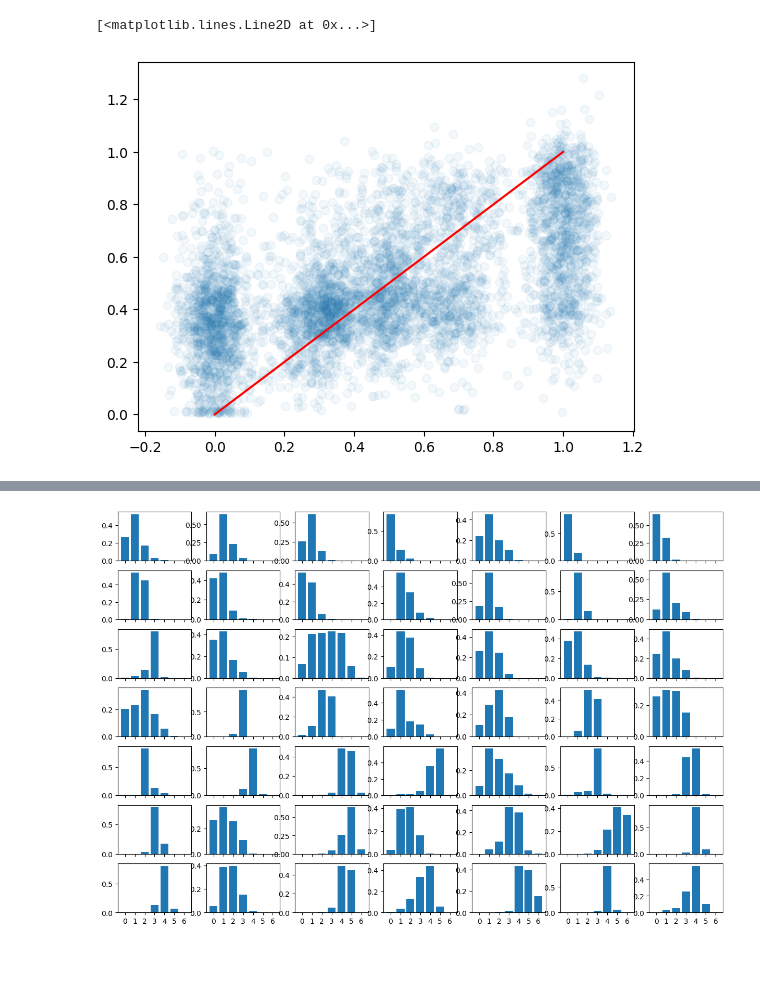
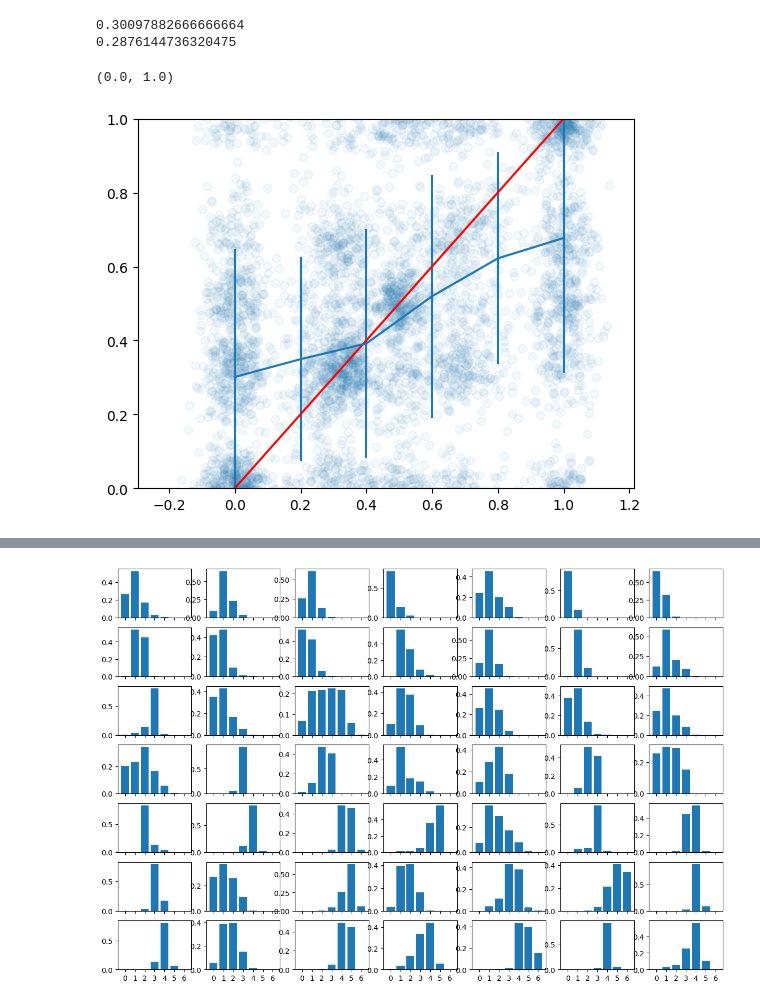
Before and after one commit to katiekang1998/llm_hallucinations, a Jupyter notebook: examples/analyze_bios_rm.ipynb, the cells around one changed output, grey strips where cells are left out. Cells and saved outputs as stored; diff of their text form; code cells hidden in the pictures; blank space fills up the shorter version.

```diff
--- a/examples/analyze_bios_rm.ipynb
+++ b/examples/analyze_bios_rm.ipynb
@@ -18,3 +18,6 @@ for i in range(len(factscores["decisions"])):
         num_total_all.append(min(num_total, 6))
         num_true = np.sum([fact["is_supported"] for fact in decison])
         num_true_all.append(min(num_true, 6))
+
+num_true_all = np.array(num_true_all)
+num_total_all = np.array(num_total_all)
@@ -29,0 +72,5 @@ pred_num_total_zero_to_six_probs = np.load(model_path+"/test_medium_num_total_ze
+# %%
+model_path = "ckpts/rm3_bios_llama7B/checkpoint_30000/hf_model"
+
+pred_num_correct = np.load(model_path+"/test_medium_num_correct_preds.npy")
+pred_num_total = np.load(model_path+"/test_medium_num_total_preds.npy")
@@ -30,25 +138,50 @@ pred_num_total_zero_to_six_probs = np.load(model_path+"/test_medium_num_total_ze
 # %%
-num_correct = np.tile([0, 1, 2, 3, 4, 5, 6], (6, 1))
-num_total = np.tile([1, 2, 3, 4, 5, 6], (7, 1)).transpose()
+# num_correct = np.tile([0, 1, 2, 3, 4, 5, 6], (6, 1))
+# num_total = np.tile([1, 2, 3, 4, 5, 6], (7, 1)).transpose()
 
-ratios = num_correct/num_total
+# ratios = num_correct/num_total
 
-pred_ratio = []
-for i in range(len(pred_num_correct_zero_to_six_probs)):
-    num_correct_probs = np.tile(pred_num_correct_zero_to_six_probs[i], (6, 1))
-    num_total_probs = np.tile(pred_num_total_zero_to_six_probs[i, 1:], (7, 1)).transpose()
+# pred_ratio = []
+# for i in range(len(pred_num_correct_zero_to_six_probs)):
+#     num_correct_probs = np.tile(pred_num_correct_zero_to_six_probs[i], (6, 1))
+#     num_total_probs = np.tile(pred_num_total_zero_to_six_probs[i, 1:], (7, 1)).transpose()
 
-    ratios_probs = num_correct_probs*num_total_probs
+#     ratios_probs = num_correct_probs*num_total_probs
 
-    pred_ratio.append(np.sum(ratios_probs*ratios))
+#     pred_ratio.append(np.sum(ratios_probs*ratios))
 
 # pred_ratio = pred_num_correct_zero_to_six_probs.argmax(axis=1)/pred_num_total_zero_to_six_probs.argmax(axis=1)+np.random.normal(0, 0.05, len(num_true_all))
 # pred_ratio = (pred_num_correct_zero_to_six_probs*[[0, 1, 2, 3, 4, 5, 6]]).sum(axis=1)/(pred_num_total_zero_to_six_probs*[[0, 1, 2, 3, 4, 5, 6]]).sum(axis=1)+np.random.normal(0, 0.05, len(num_true_all))
 
+
+pred_ratio = pred_num_correct/pred_num_total+np.random.normal(0, 0.05, len(num_true_all))
+
+ratio = np.array(num_true_all)/np.array(num_total_all)
+# print(np.std(ratio))
+
+print(np.mean(abs(ratio-np.mean(ratio))))
+
+
+ratio_error = abs(ratio-pred_ratio)
+print(np.mean(ratio_error))
+
+
 plt.scatter(np.array(num_true_all)/np.array(num_total_all)+np.random.normal(0, 0.05, len(num_true_all)), pred_ratio, alpha=0.05)
 
+x_ranges = np.arange(0, 1.2, 0.2)
+y_means = []
+y_stds = []
+
+for x in x_ranges:
+    idxs = np.where((x <= ratio) & (ratio < x+0.1))[0]
+    y_means.append(np.mean(pred_ratio[idxs]))
+    y_stds.append(np.std(pred_ratio[idxs]))
+
+plt.errorbar(x_ranges, y_means, yerr=y_stds)#, fmt='o', color="red")
 plt.plot([0, 1], [0, 1], color="red")
-# plt.ylim(0, 1)
+plt.ylim(0, 1)
 # %% [output]
-[<matplotlib.lines.Line2D at 0x...>]
+0.30097882666666664
+0.2876144736320475
+(0.0, 1.0)
-[figure, old version]
+[figure, new version]
```
Also changed, not shown: parts of 11 cells of this notebook, 36 other files.
